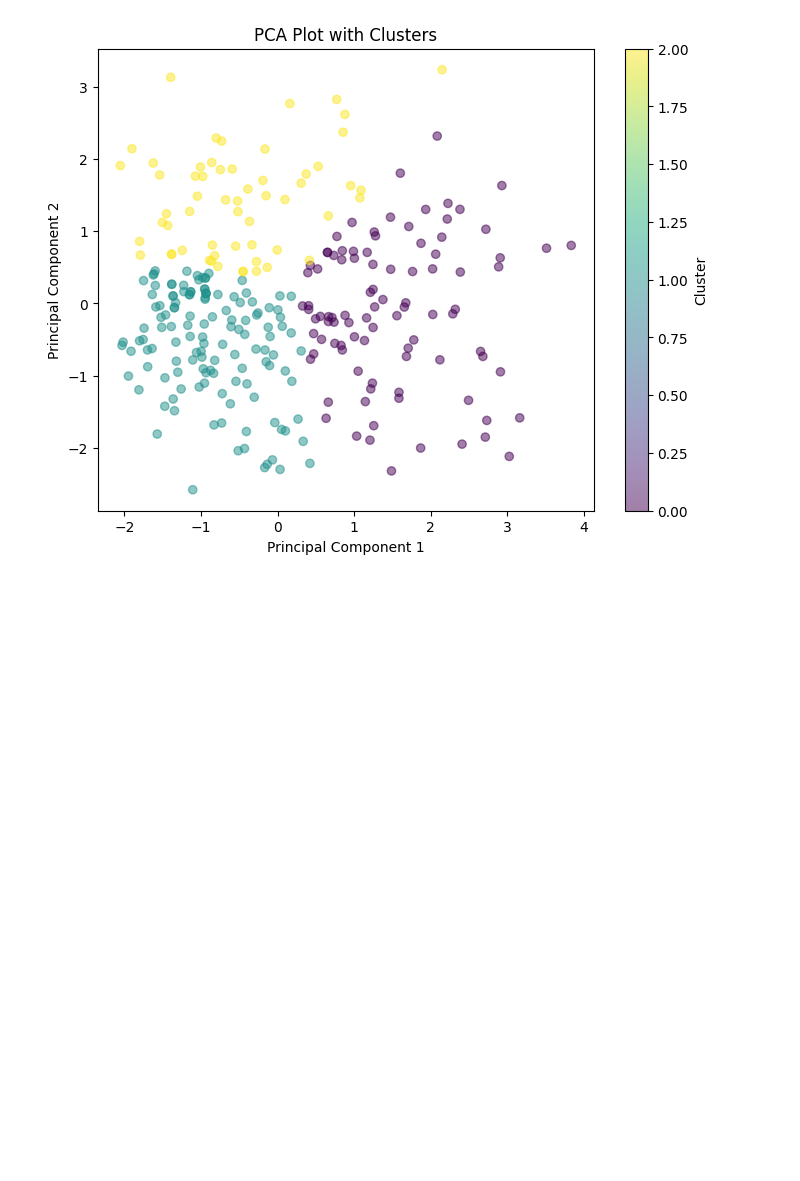
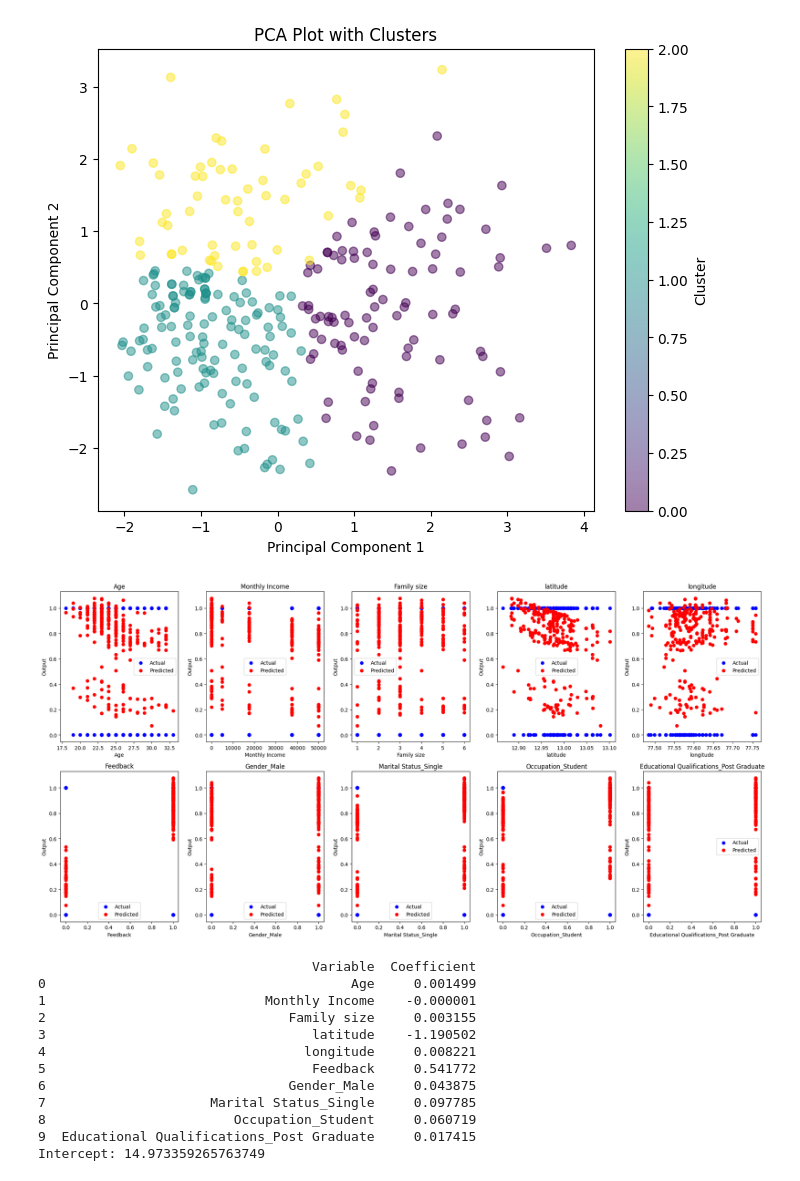
Before and after one commit to ChiaHouTan/Data-Analysis-Visualisation-CA1, a Jupyter notebook: Data_Analysis&Visualisation_CA1.ipynb, the cells around one changed output. Drawn from its saved outputs; the diff is of its cells as text; code cells hidden in the pictures; blank space fills up the shorter version.

Commit message:
update multiple regression of dataset

```diff
--- a/Data_Analysis&Visualisation_CA1.ipynb
+++ b/Data_Analysis&Visualisation_CA1.ipynb
@@ -367,3 +368,58 @@ Component Loadings:
 5  0.715248       -0.668300    -0.166805 -0.073456   0.087345  0.030772
 [figure]
 [figure]
+# %%
+multiRegression_d = pca_d
+# %%
+multiRegression_d = pd.get_dummies(multiRegression_d, columns=['Gender', 'Marital Status', 'Occupation', 'Educational Qualifications'], drop_first=True)
+
+# Define independent variables (features)
+X = multiRegression_d[['Age', 'Monthly Income', 'Family size', 'latitude', 'longitude', 'Feedback',
+        'Gender_Male', 'Marital Status_Single', 'Occupation_Student', 'Educational Qualifications_Post Graduate']]
+
+# Define dependent variable (outcome)
+y = multiRegression_d['Output'].map({'Yes': 1, 'No': 0})  # Convert 'Output' to numeric
+
+# Perform multiple linear regression
+regression_model = LinearRegression()
+regression_model.fit(X, y)
+
+# Predict the values
+y_predicted = regression_model.predict(X)
+
+# Scatter plots
+fig, axs = plt.subplots(nrows=2, ncols=5, figsize=(20, 10))
+
+for i, column in enumerate(X.columns):
+    row = i // 5
+    col = i % 5
+    axs[row, col].scatter(X[column], y, color='blue', label='Actual')
+    axs[row, col].scatter(X[column], y_predicted, color='red', label='Predicted')
+    axs[row, col].set_title(column)
+    axs[row, col].set_xlabel(column)
+    axs[row, col].set_ylabel('Output')
+    axs[row, col].legend()
+
+plt.tight_layout()
+plt.show()
+
+# Print coefficients
+coefficients = pd.DataFrame({'Variable': X.columns, 'Coefficient': regression_model.coef_})
+print(coefficients)
+
+# Print intercept
+print('Intercept:', regression_model.intercept_)
+# %% [output]
+[figure, added]
+                                   Variable  Coefficient
+0                                       Age     0.001499
+1                            Monthly Income    -0.000001
+2                               Family size     0.003155
+3                                  latitude    -1.190502
+4                                 longitude     0.008221
+5                                  Feedback     0.541772
+6                               Gender_Male     0.043875
+7                     Marital Status_Single     0.097785
+8                        Occupation_Student     0.060719
+9  Educational Qualifications_Post Graduate     0.017415
+Intercept: 14.973359265763749
```
Also changed, not shown: parts of 2 cells of this notebook.
